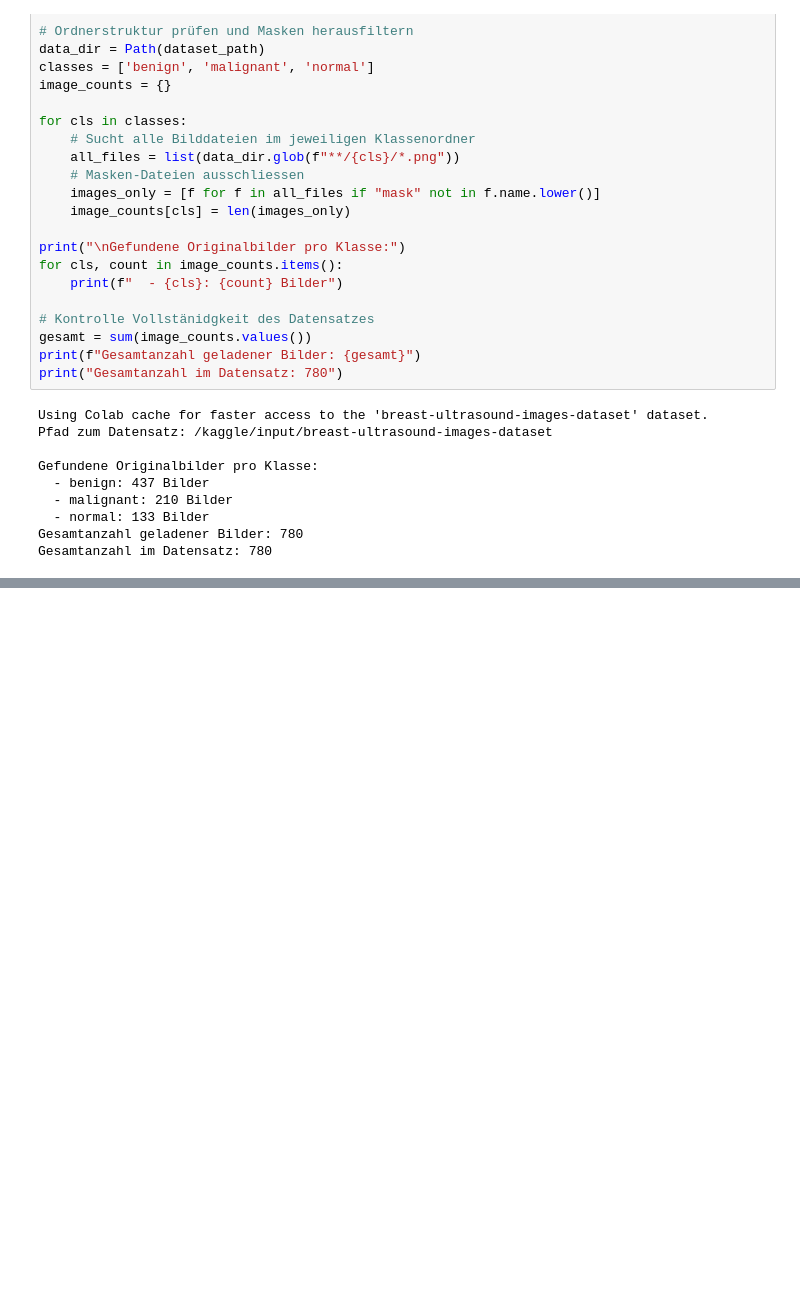
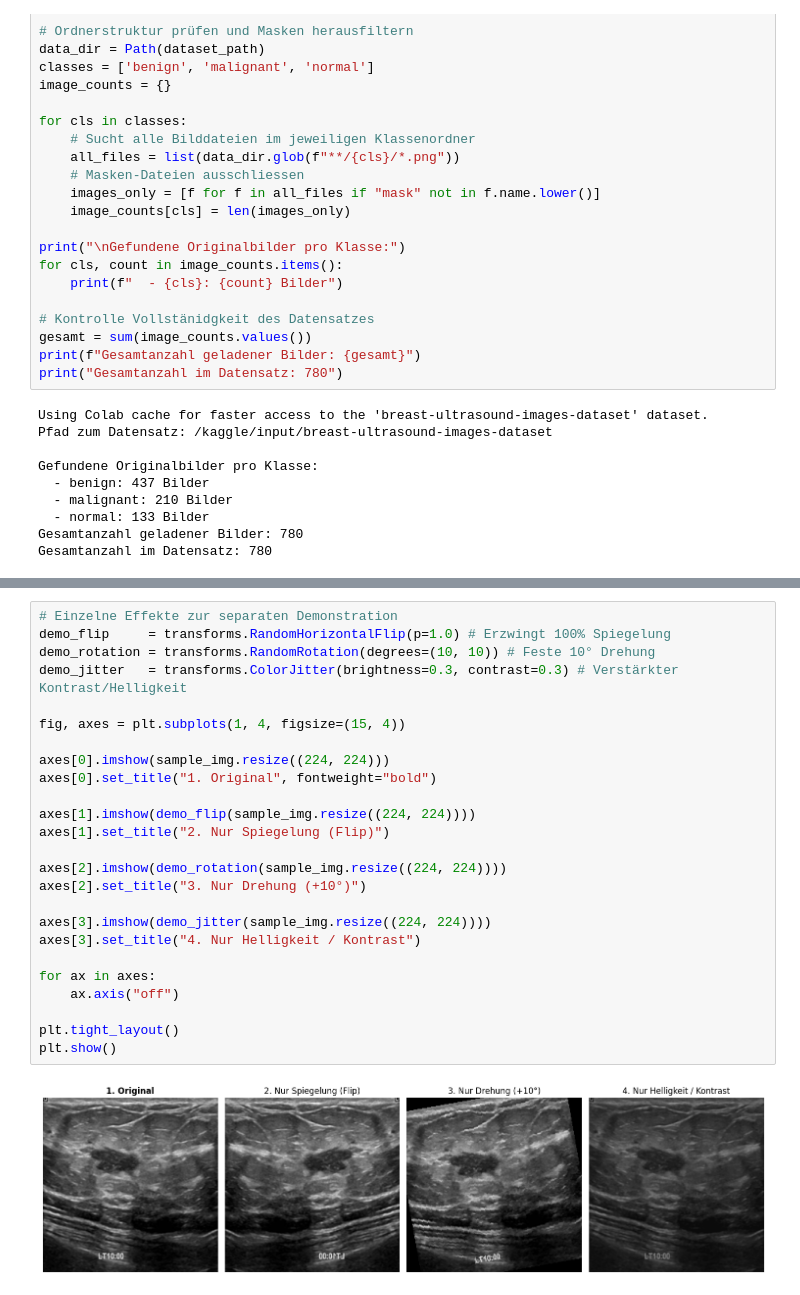
Before and after one commit to grabs2/BUSI_Klassifikation_Projekt_Gruppe_E, a Jupyter notebook: BUSI_Klassifikation_Projekt_Gruppe_E.ipynb, the cells around one changed output, grey strips where cells are left out. Saved outputs shown, nothing was run; the diff lists cells and outputs as text; blank space fills up the shorter version.

```diff
--- a/BUSI_Klassifikation_Projekt_Gruppe_E.ipynb
+++ b/BUSI_Klassifikation_Projekt_Gruppe_E.ipynb
@@ -136,0 +392,27 @@ Für das Training und die Evaluation des Modells wurde der BUSI-Datensatz im Ver
+# %%
+# Einzelne Effekte zur separaten Demonstration
+demo_flip     = transforms.RandomHorizontalFlip(p=1.0) # Erzwingt 100% Spiegelung
+demo_rotation = transforms.RandomRotation(degrees=(10, 10)) # Feste 10° Drehung
+demo_jitter   = transforms.ColorJitter(brightness=0.3, contrast=0.3) # Verstärkter Kontrast/Helligkeit
+
+fig, axes = plt.subplots(1, 4, figsize=(15, 4))
+
+axes[0].imshow(sample_img.resize((224, 224)))
+axes[0].set_title("1. Original", fontweight="bold")
+
+axes[1].imshow(demo_flip(sample_img.resize((224, 224))))
+axes[1].set_title("2. Nur Spiegelung (Flip)")
+
+axes[2].imshow(demo_rotation(sample_img.resize((224, 224))))
+axes[2].set_title("3. Nur Drehung (+10°)")
+
+axes[3].imshow(demo_jitter(sample_img.resize((224, 224))))
+axes[3].set_title("4. Nur Helligkeit / Kontrast")
+
+for ax in axes:
+    ax.axis("off")
+
+plt.tight_layout()
+plt.show()
+# %% [output]
+[figure, added]
```
Also changed, not shown: parts of 28 cells of this notebook.
